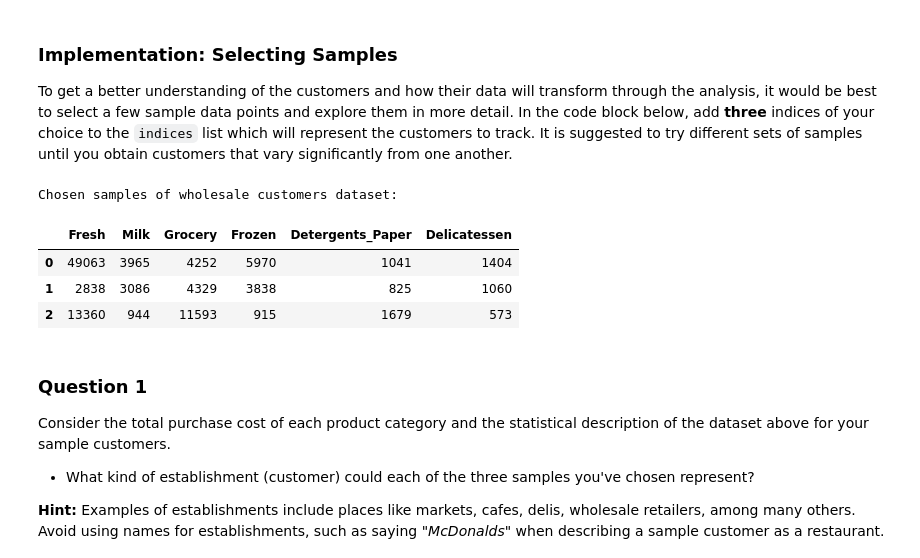
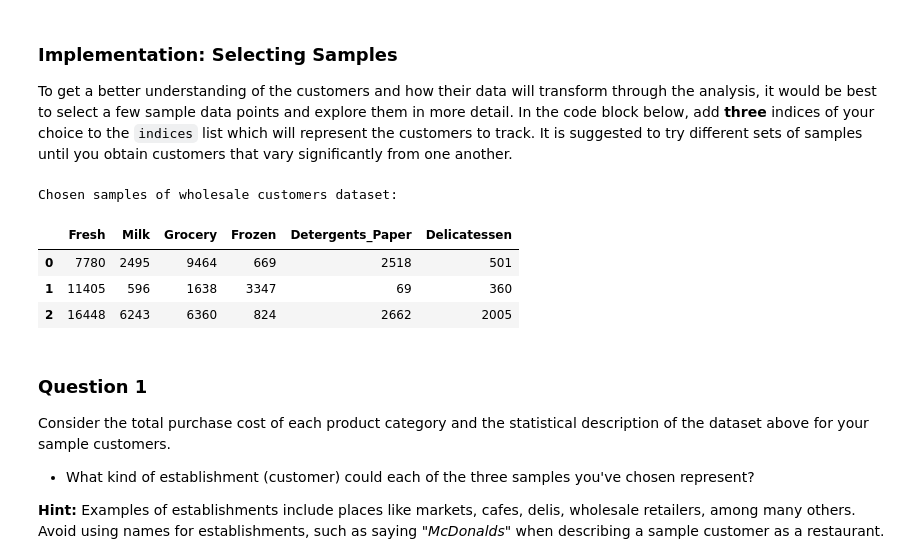
Before and after one commit to ralphxiu/machine-learning, a Jupyter notebook: projects/customer_segments/customer_segments.ipynb, the cells around one changed output. Drawn from its saved outputs; the diff is of its cells as text; code cells hidden in the pictures.

```diff
--- a/projects/customer_segments/customer_segments.ipynb
+++ b/projects/customer_segments/customer_segments.ipynb
@@ -60,18 +60,18 @@ display(data.describe())
 To get a better understanding of the customers and how their data will transform through the analysis, it would be best to select a few sample data points and explore them in more detail. In the code block below, add **three** indices of your choice to the `indices` list which will represent the customers to track. It is suggested to try different sets of samples until you obtain customers that vary significantly from one another.
 # %%
 # TODO: Select three indices of your choice you wish to sample from the dataset
-indices = np.random.randint(low = 0, high = 439, size = 3)
-
+#indices = np.random.randint(low = 0, high = 439, size = 3)
+indices = [19, 90, 300]
 # Create a DataFrame of the chosen samples
 samples = pd.DataFrame(data.loc[indices], columns = data.keys()).reset_index(drop = True)
 print "Chosen samples of wholesale customers dataset:"
 display(samples)
 # %% [output]
 Chosen samples of wholesale customers dataset:
 |  | Fresh | Milk | Grocery | Frozen | Detergents_Paper | Delicatessen |
-| 0 | 49063 | 3965 | 4252 | 5970 | 1041 | 1404 |
-| 1 | 2838 | 3086 | 4329 | 3838 | 825 | 1060 |
-| 2 | 13360 | 944 | 11593 | 915 | 1679 | 573 |
+| 0 | 7780 | 2495 | 9464 | 669 | 2518 | 501 |
+| 1 | 11405 | 596 | 1638 | 3347 | 69 | 360 |
+| 2 | 16448 | 6243 | 6360 | 824 | 2662 | 2005 |
 # %% [markdown]
 ### Question 1
 Consider the total purchase cost of each product category and the statistical description of the dataset above for your sample customers.
```
Also changed, not shown: parts of 39 cells of this notebook, 1 other file.
